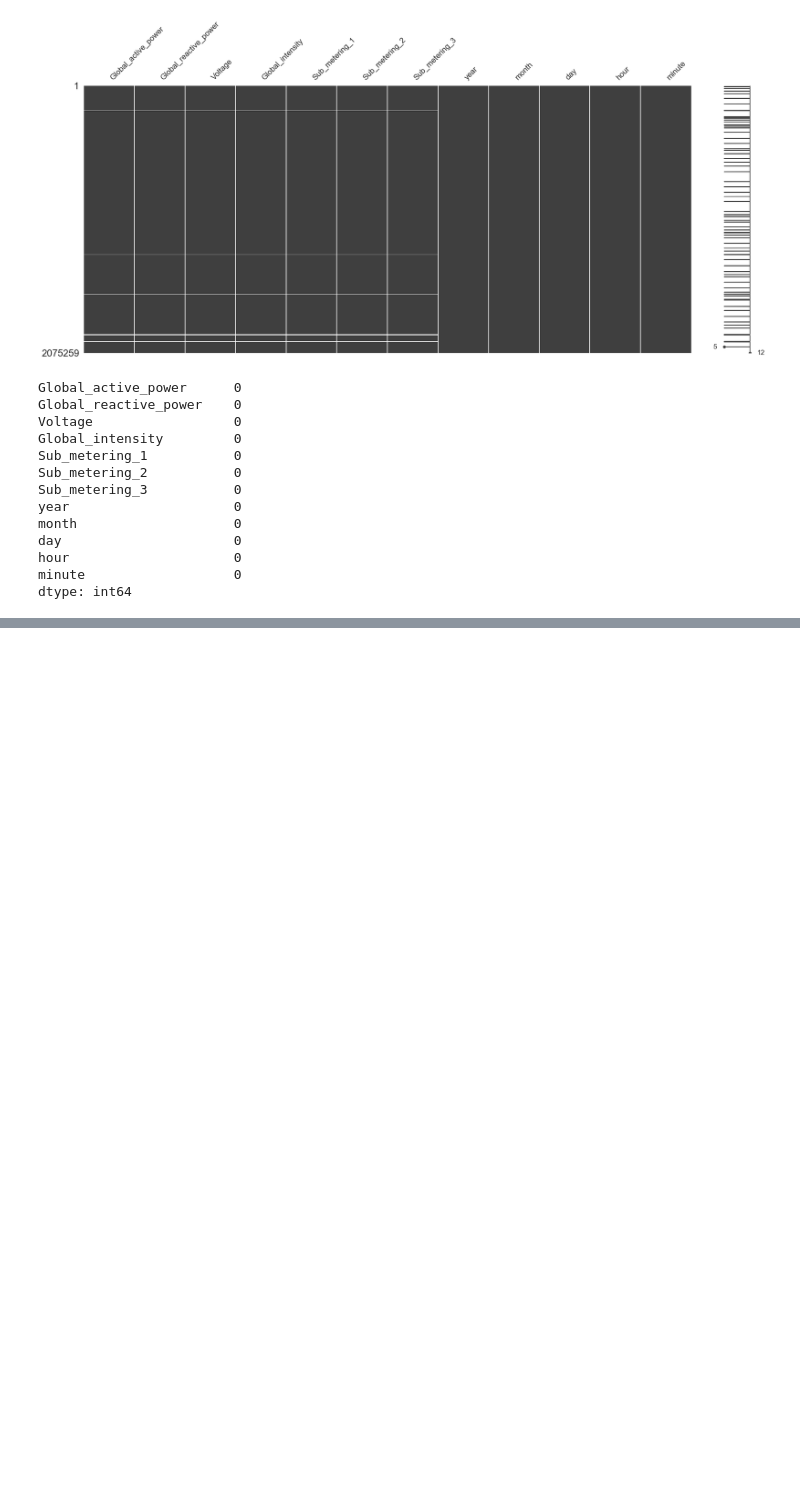
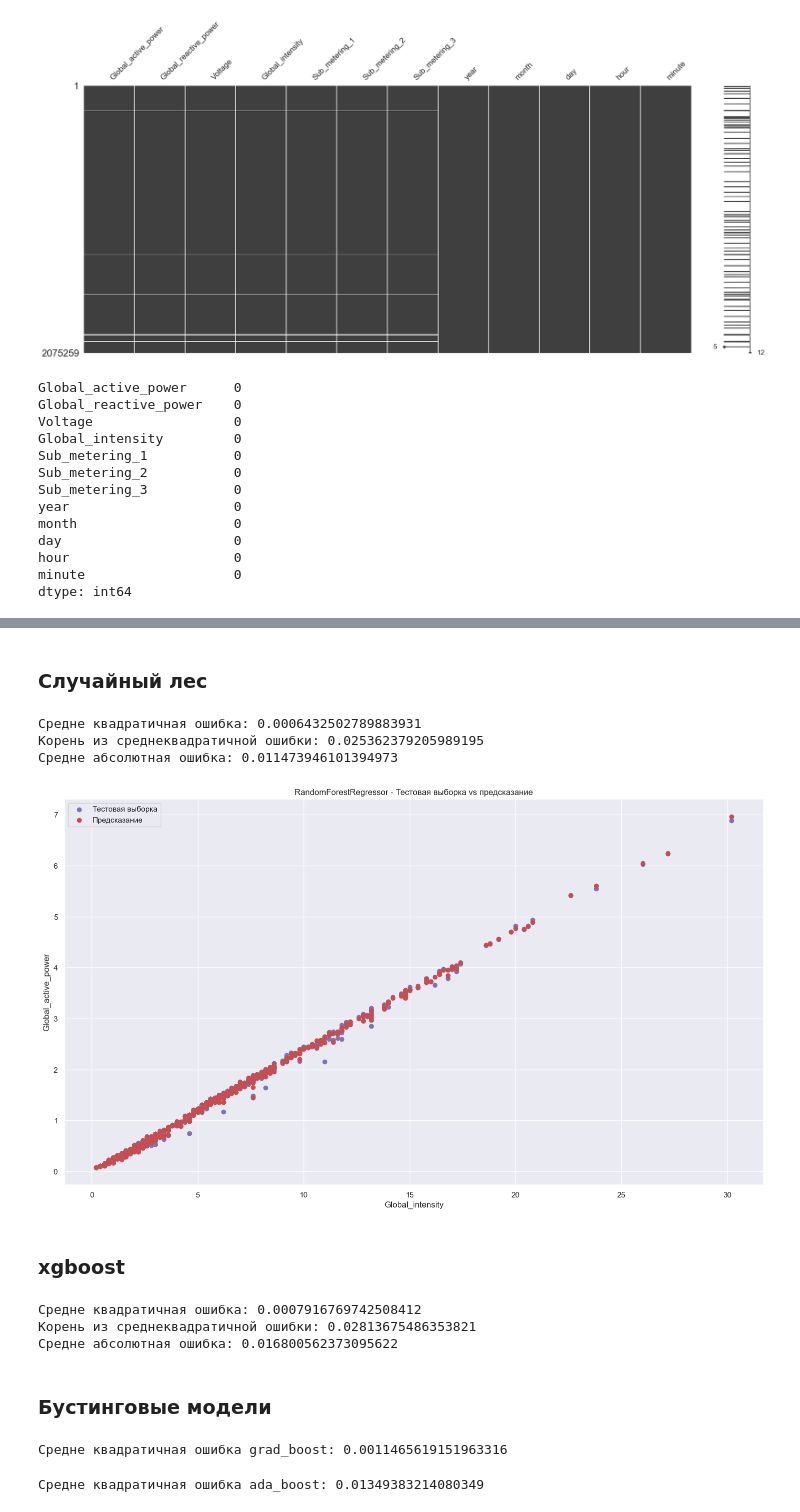
Before and after one commit to Mizoroki-Heck/household_power_consumption, a Jupyter notebook: household_power_consumption.ipynb, the cells around one changed output, grey strips where cells are left out. Cells and saved outputs as stored; diff of their text form; code cells hidden in the pictures; blank space fills up the shorter version.

```diff
--- a/household_power_consumption.ipynb
+++ b/household_power_consumption.ipynb
@@ -154,0 +259,68 @@ dtype: int64
+# %% [markdown]
+### Случайный лес
+# %%
+from sklearn.ensemble import RandomForestRegressor
+
+random_forest_reg = RandomForestRegressor()
+random_forest_reg.fit(X_train, y_train)
+predict = random_forest_reg.predict(x_test)
+mse = mean_squared_error(y_test, predict)
+rmse = np.sqrt(mean_squared_error(y_test, predict))
+mae = mean_absolute_error(y_test, predict)
+print(f'Средне квадратичная ошибка: {mse}')
+print(f'Корень из среднеквадратичной ошибки: {rmse}')
+print(f'Средне абсолютная ошибка: {mae}')
+# %% [output]
+Средне квадратичная ошибка: 0.0006432502789883931
+Корень из среднеквадратичной ошибки: 0.025362379205989195
+Средне абсолютная ошибка: 0.011473946101394973
+# %%
+plt.figure(figsize=(18, 10))
+
+plt.scatter(x_test['Global_intensity'][:1000], y_test[:1000], color='m', label = 'Тестовая выборка')
+
+plt.scatter(x_test['Global_intensity'][:1000], predict[:1000], color='r', label= 'Предсказание')
+
+plt.xlabel('Global_intensity')
+plt.ylabel('Global_active_power')
+plt.title('RandomForestRegressor - Тестовая выборка vs предсказание')
+plt.legend()
+plt.show()
+# %% [output]
+[figure, added]
+# %% [markdown]
+### xgboost
+# %%
+from xgboost import XGBRegressor
+xgboost_reg = XGBRegressor()
+xgboost_reg.fit(X_train, y_train)
+predict = xgboost_reg.predict(x_test)
+mse = mean_squared_error(y_test, predict)
+rmse = np.sqrt(mean_squared_error(y_test, predict))
+mae = mean_absolute_error(y_test, predict)
+print(f'Средне квадратичная ошибка: {mse}')
+print(f'Корень из среднеквадратичной ошибки: {rmse}')
+print(f'Средне абсолютная ошибка: {mae}')
+# %% [output]
+Средне квадратичная ошибка: 0.0007916769742508412
+Корень из среднеквадратичной ошибки: 0.02813675486353821
+Средне абсолютная ошибка: 0.016800562373095622
+# %% [markdown]
+### Бустинговые модели
+# %%
+from sklearn.ensemble import GradientBoostingRegressor, AdaBoostRegressor, BaggingRegressor
+grad_boost_reg = GradientBoostingRegressor()
+grad_boost_reg.fit(X_train, y_train)
+predict = grad_boost_reg.predict(x_test)
+grad_mse = mean_squared_error(y_test, predict)
+print(f'Средне квадратичная ошибка grad_boost: {grad_mse}')
+# %% [output]
+Средне квадратичная ошибка grad_boost: 0.0011465619151963316
+# %%
+ada_boost_reg = AdaBoostRegressor()
+ada_boost_reg.fit(X_train, y_train)
+predict = ada_boost_reg.predict(x_test)
+ada_mse = mean_squared_error(y_test, predict)
+print(f'Средне квадратичная ошибка ada_boost: {ada_mse}')
+# %% [output]
+Средне квадратичная ошибка ada_boost: 0.01349383214080349
```
Also changed, not shown: parts of 16 cells of this notebook.
